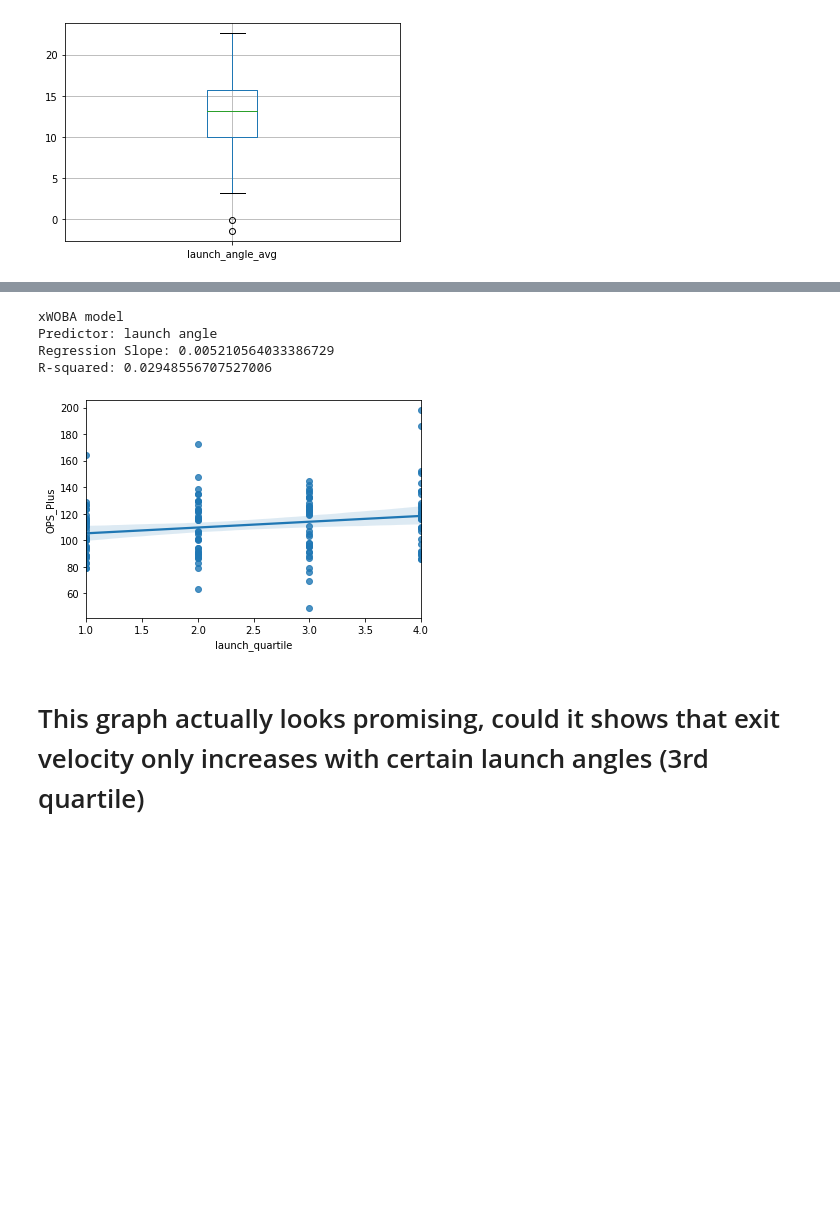
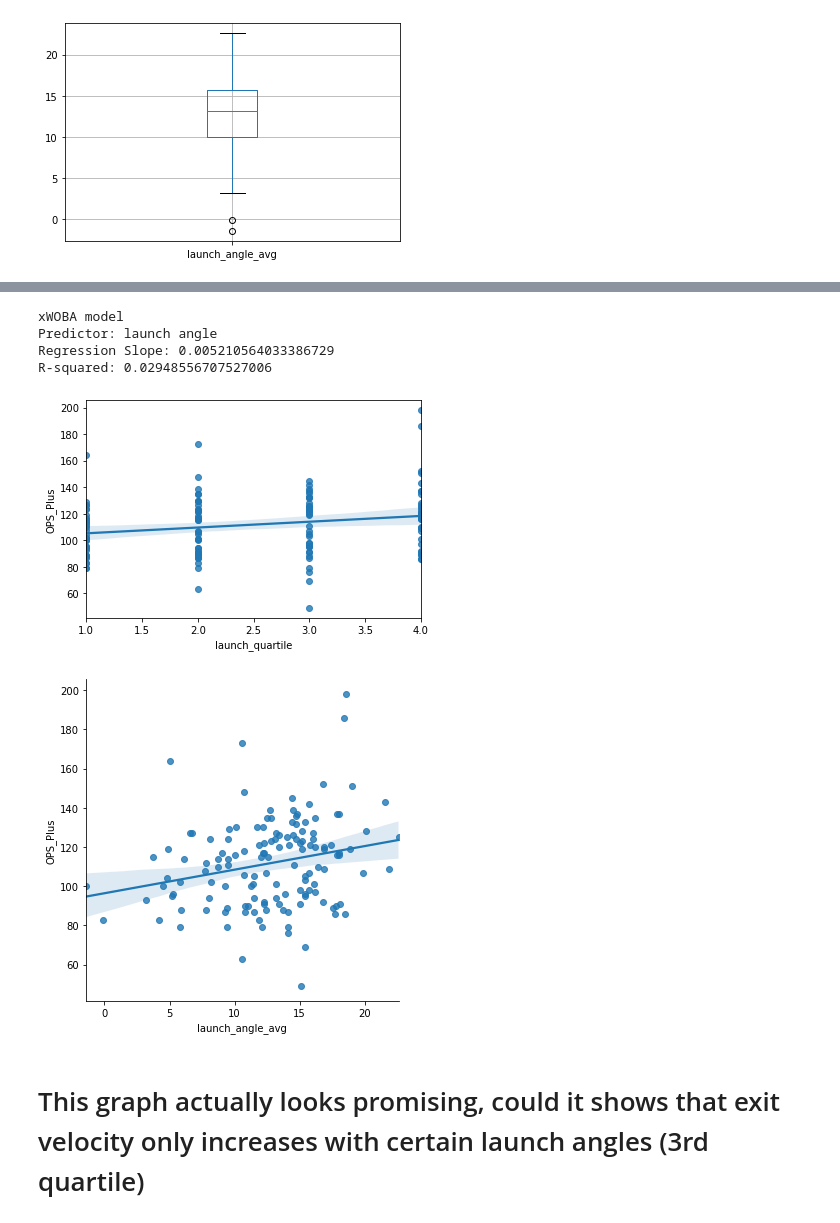
Before and after one commit to GeoffreyBrann/info2950, a Jupyter notebook: phase_4_launch_ange.ipynb, the cells around one changed output, grey strips where cells are left out. Drawn from its saved outputs; the diff is of its cells as text; code cells hidden in the pictures; blank space fills up the shorter version.

```diff
--- a/phase_4_launch_ange.ipynb
+++ b/phase_4_launch_ange.ipynb
@@ -143,15 +157,18 @@ sns.regplot(x="launch_quartile", y="OPS_Plus", data=data_2018);
 # %%
 xWOBA_model_2018 = LinearRegression().fit(data_2018[['launch_quartile']], data_2018[['xwoba']])
 print('xWOBA model\nPredictor: launch angle\nRegression Slope: {}\nR-squared: {}\n'.format(xWOBA_model_2018.coef_[0][0], xWOBA_model_2018.score(data_2018[['launch_quartile']], data_2018[['xwoba']])))
+
+sns.regplot(x="launch_quartile", y="OPS_Plus", data=data_2018)
+plt.show()
+sns.lmplot(x="launch_angle_avg", y="OPS_Plus", data=data_2018)
+plt.show()
 # %% [output]
 xWOBA model
 Predictor: launch angle
 Regression Slope: 0.005210564033386729
 R-squared: 0.02948556707527006
+[figure, added]
+[figure, added]
-# %%
-sns.regplot(x="launch_quartile", y="OPS_Plus", data=data_2018);
-# %% [output]
-[figure, removed]
 # %%
 #sns.lmplot(x="exit_velocity_avg", y="wRC_Plus", hue = 'launch_quartile', data=data_2018[data_2018['launch_quartile'] == 1]);
 #sns.lmplot(x="exit_velocity_avg", y="wRC_Plus", hue = 'launch_quartile', data=data_2018[data_2018['launch_quartile'] == 2]);
```
Also changed, not shown: parts of 63 cells of this notebook.
